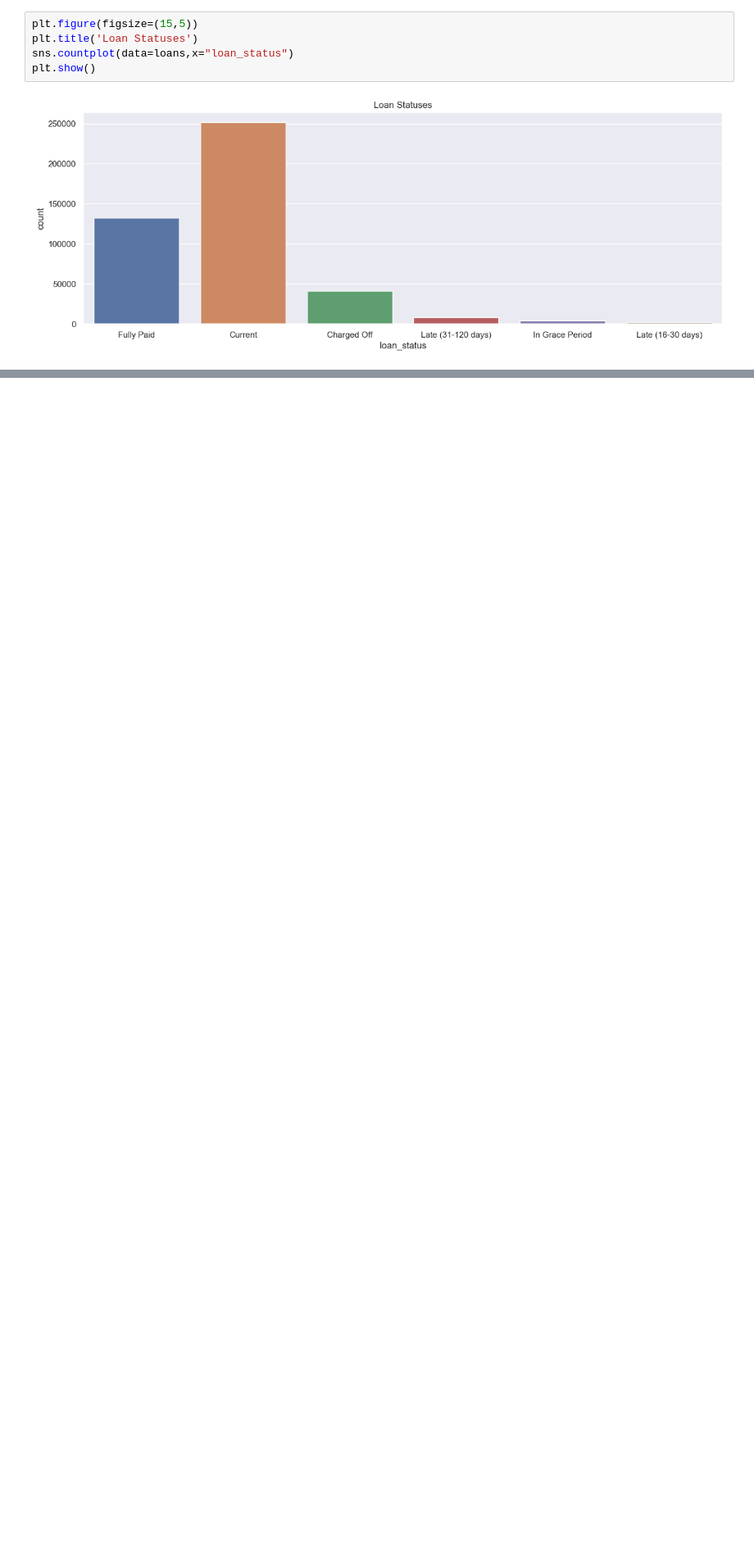
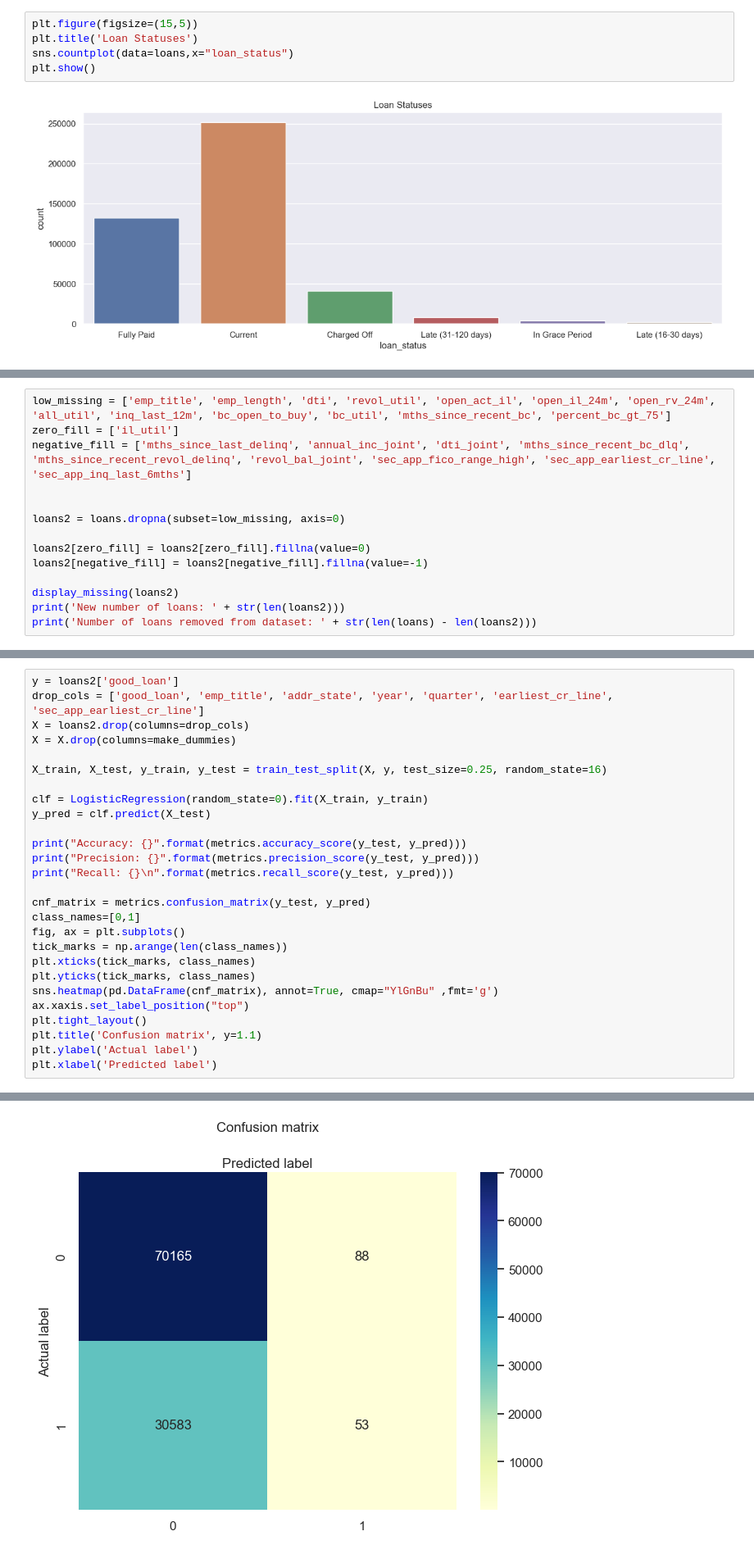
Before and after one commit to skalenjr/Lighthouse-Data-Challenge, a Jupyter notebook: Loans.ipynb, the cells around one changed output, grey strips where cells are left out. Shown: that part at 82% size. Drawn from its saved outputs; the diff is of its cells as text; blank space fills up the shorter version.

Commit message:
Added regression model

```diff
--- a/Loans.ipynb
+++ b/Loans.ipynb
@@ -235,0 +294,14 @@ plt.show()
+# %%
+low_missing = ['emp_title', 'emp_length', 'dti', 'revol_util', 'open_act_il', 'open_il_24m', 'open_rv_24m', 'all_util', 'inq_last_12m', 'bc_open_to_buy', 'bc_util', 'mths_since_recent_bc', 'percent_bc_gt_75']
+zero_fill = ['il_util']
+negative_fill = ['mths_since_last_delinq', 'annual_inc_joint', 'dti_joint', 'mths_since_recent_bc_dlq', 'mths_since_recent_revol_delinq', 'revol_bal_joint', 'sec_app_fico_range_high', 'sec_app_earliest_cr_line', 'sec_app_inq_last_6mths']
+
+
+loans2 = loans.dropna(subset=low_missing, axis=0)
+
+loans2[zero_fill] = loans2[zero_fill].fillna(value=0)
+loans2[negative_fill] = loans2[negative_fill].fillna(value=-1)
+
+display_missing(loans2)
+print('New number of loans: ' + str(len(loans2)))
+print('Number of loans removed from dataset: ' + str(len(loans) - len(loans2)))
@@ -243,0 +335,28 @@ plt.show()
+# %%
+y = loans2['good_loan']
+drop_cols = ['good_loan', 'emp_title', 'addr_state', 'year', 'quarter', 'earliest_cr_line', 'sec_app_earliest_cr_line']
+X = loans2.drop(columns=drop_cols)
+X = X.drop(columns=make_dummies)
+
+X_train, X_test, y_train, y_test = train_test_split(X, y, test_size=0.25, random_state=16)
+
+clf = LogisticRegression(random_state=0).fit(X_train, y_train)
+y_pred = clf.predict(X_test)
+
+print("Accuracy: {}".format(metrics.accuracy_score(y_test, y_pred)))
+print("Precision: {}".format(metrics.precision_score(y_test, y_pred)))
+print("Recall: {}\n".format(metrics.recall_score(y_test, y_pred)))
+
+cnf_matrix = metrics.confusion_matrix(y_test, y_pred)
+class_names=[0,1]
+fig, ax = plt.subplots()
+tick_marks = np.arange(len(class_names))
+plt.xticks(tick_marks, class_names)
+plt.yticks(tick_marks, class_names)
+sns.heatmap(pd.DataFrame(cnf_matrix), annot=True, cmap="YlGnBu" ,fmt='g')
+ax.xaxis.set_label_position("top")
+plt.tight_layout()
+plt.title('Confusion matrix', y=1.1)
+plt.ylabel('Actual label')
+plt.xlabel('Predicted label')
+# %% [output]
@@ -243,0 +367 @@ plt.show()
+[figure, added]
```
Also changed, not shown: parts of 22 cells of this notebook.
